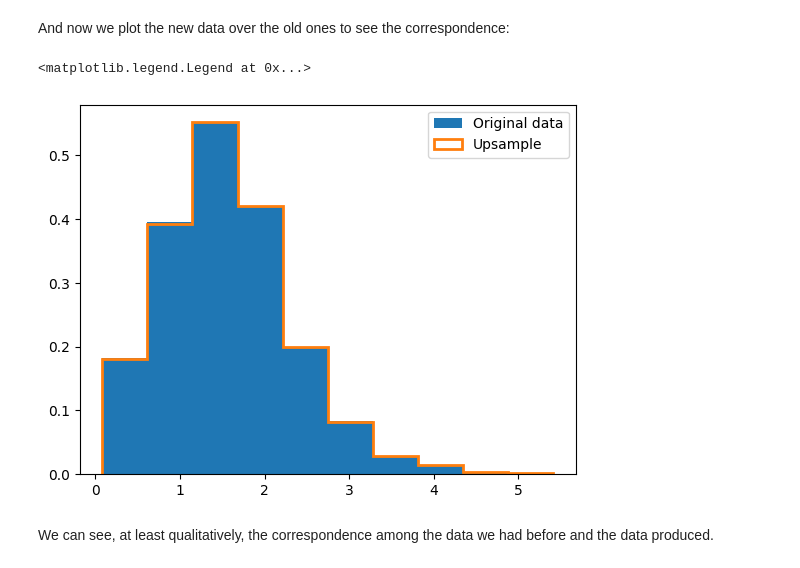
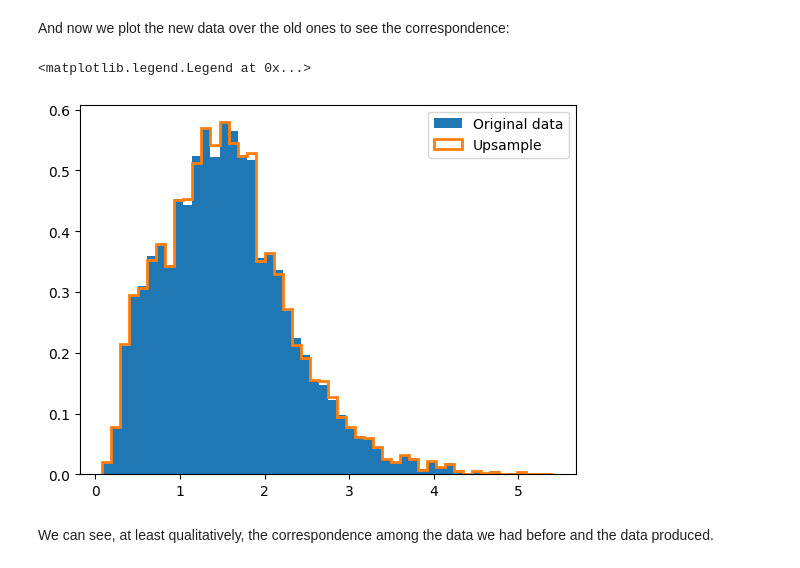
Before and after one commit to DiegoToniolo/astrostatistics_bicocca_2024, a Jupyter notebook: working/L04_UpsamplingQuasars.ipynb, the cells around one changed output. Cells and saved outputs as stored; diff of their text form; code cells hidden in the pictures.

```diff
--- a/working/L04_UpsamplingQuasars.ipynb
+++ b/working/L04_UpsamplingQuasars.ipynb
@@ -82,12 +63,12 @@ upsample_i = [opt.brentq(lambda s: (cdf.evaluate(s)-e), np.min(xbins) - 0.0001,
 # %% [markdown]
 And now we plot the new data over the old ones to see the correspondence:
 # %%
-plt.hist(red, bins = 10, density=True, label='Original data')
+plt.hist(red, bins = 50, density=True, label='Original data')
 style={'linewidth':2}
-plt.hist(upsample_i, bins=10, density=True, histtype='step', label='Upsample', **style)
+plt.hist(upsample_i, bins=50, density=True, histtype='step', label='Upsample', **style)
 plt.legend()
 # %% [output]
 <matplotlib.legend.Legend at 0x...>
-[figure, old version]
+[figure, new version]
 # %% [markdown]
 We can see, at least qualitatively, the correspondence among the data we had before and the data produced.
```
Also changed, not shown: parts of 3 cells of this notebook.
